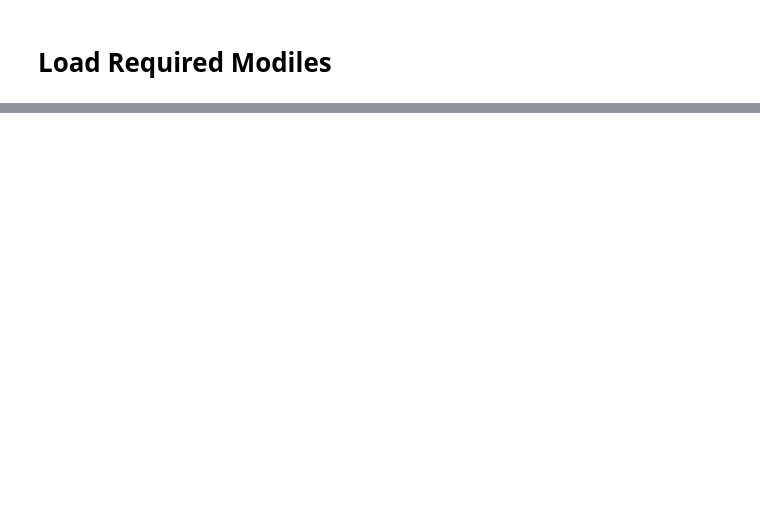
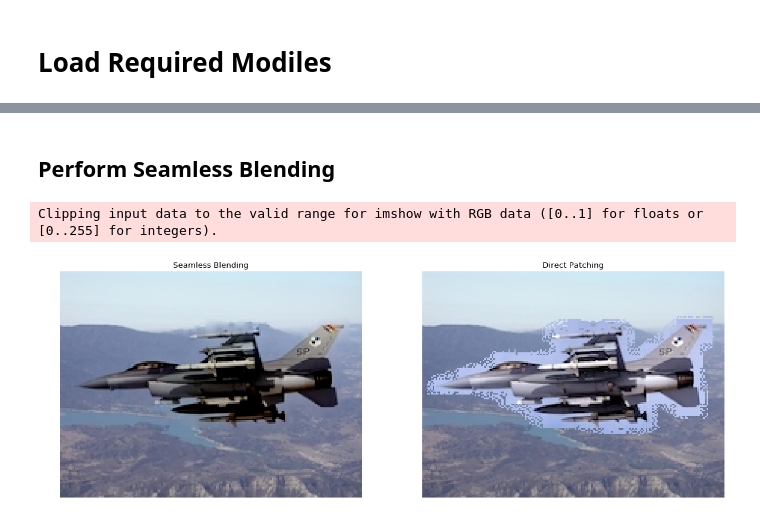
Before and after one commit to jyotishp/Poisson-Image-Editor, a Jupyter notebook: src/Demo.ipynb, the cells around one changed output, grey strips where cells are left out. Drawn from its saved outputs; the diff is of its cells as text; code cells hidden in the pictures; blank space fills up the shorter version.

```diff
--- a/src/Demo.ipynb
+++ b/src/Demo.ipynb
@@ -100,0 +95,24 @@ Clipping input data to the valid range for imshow with RGB data ([0..1] for floa
+# %% [markdown]
+## Perform Seamless Blending
+# %%
+poisson_solver = Poisson(source_path, target_path, mask_path)
+poisson_solver.read_source(source_path)
+poisson_solver.read_target(target_path)
+poisson_solver.read_mask(mask_path)
+
+resultant = poisson_solver.seamless_blend()
+
+plt.figure(figsize=(18, 16), dpi= 80, facecolor='w', edgecolor='k')
+
+plt.subplot(121)
+plt.imshow(resultant)
+plt.axis('off')
+plt.title('Seamless Blending')
+
+plt.subplot(122)
+plt.imshow(direct_patch(poisson_solver.source, poisson_solver.mask, poisson_solver.target))
+plt.axis('off')
+_ = plt.title('Direct Patching')
+# %% [output]
+Clipping input data to the valid range for imshow with RGB data ([0..1] for floats or [0..255] for integers).
+[figure, added]
```
Also changed, not shown: parts of 7 cells of this notebook.
